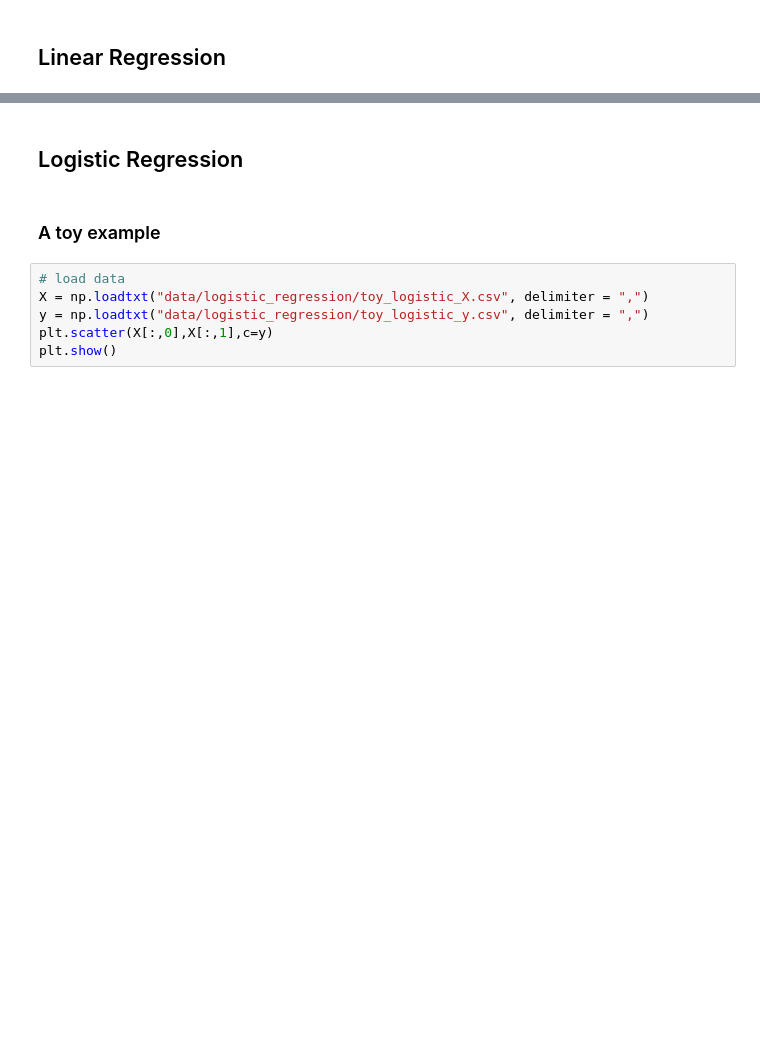
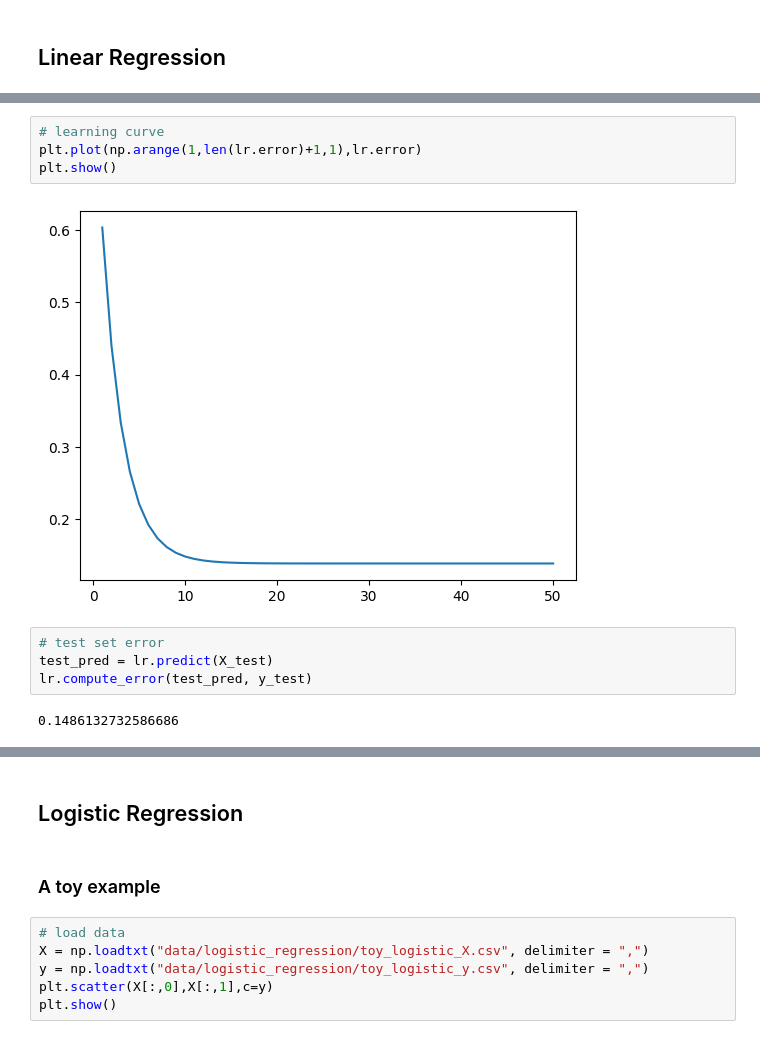
Before and after one commit to alucantonio/data_science, a Jupyter notebook: basicml.ipynb, the cells around one changed output, grey strips where cells are left out. Cells and saved outputs as stored; diff of their text form; blank space fills up the shorter version.

```diff
--- a/basicml.ipynb
+++ b/basicml.ipynb
@@ -68 +120,13 @@ print(params)
+# %%
+# learning curve
+plt.plot(np.arange(1,len(lr.error)+1,1),lr.error)
+plt.show()
+# %% [output]
+[figure, added]
+# %%
+# test set error
+test_pred = lr.predict(X_test)
+lr.compute_error(test_pred, y_test)
+# %% [output]
+0.1486132732586686
 # %%
```
Also changed, not shown: parts of 8 cells of this notebook.
